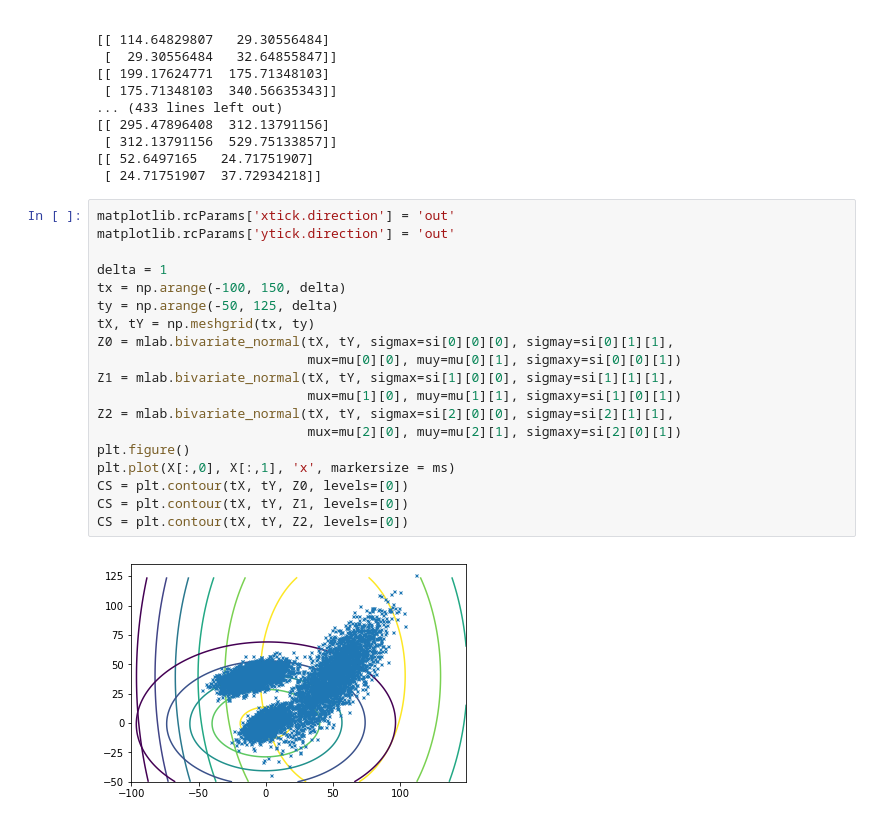
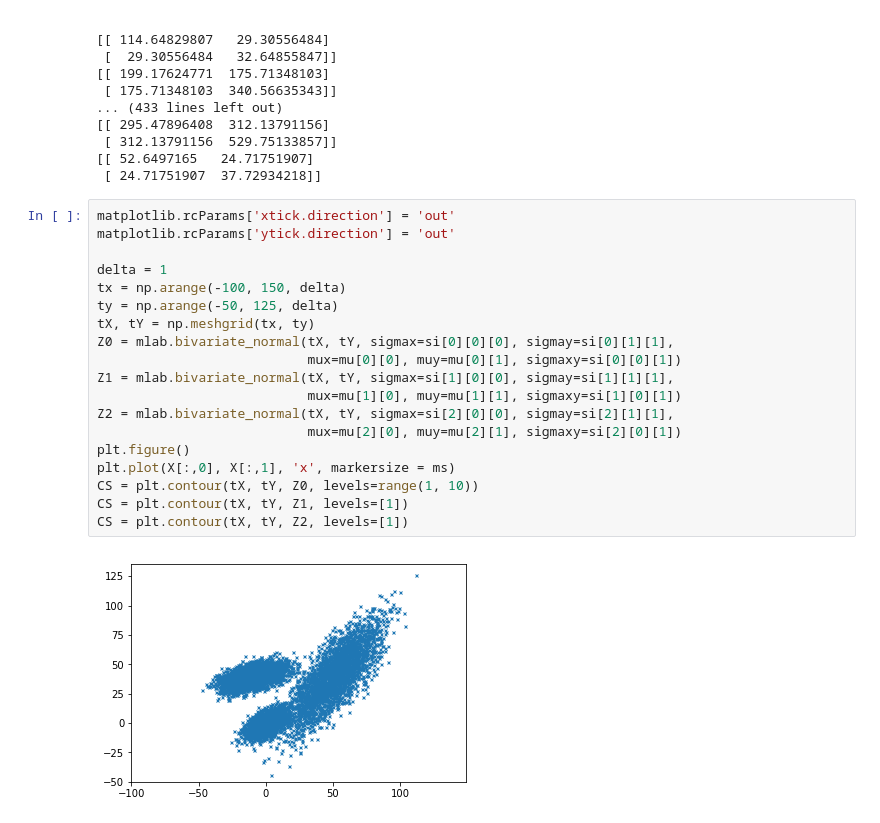
Before and after one commit to zxybazh/PRML-Assignment, a Jupyter notebook: final_project/src/Project.ipynb, the cells around one changed output. Cells and saved outputs as stored; diff of their text form.

```diff
--- a/final_project/src/Project.ipynb
+++ b/final_project/src/Project.ipynb
@@ -137,21 +137,21 @@ Epoch: 0
 # %%
 matplotlib.rcParams['xtick.direction'] = 'out'
 matplotlib.rcParams['ytick.direction'] = 'out'
 
 delta = 1
 tx = np.arange(-100, 150, delta)
 ty = np.arange(-50, 125, delta)
 tX, tY = np.meshgrid(tx, ty)
 Z0 = mlab.bivariate_normal(tX, tY, sigmax=si[0][0][0], sigmay=si[0][1][1],
                            mux=mu[0][0], muy=mu[0][1], sigmaxy=si[0][0][1])
 Z1 = mlab.bivariate_normal(tX, tY, sigmax=si[1][0][0], sigmay=si[1][1][1],
                            mux=mu[1][0], muy=mu[1][1], sigmaxy=si[1][0][1])
 Z2 = mlab.bivariate_normal(tX, tY, sigmax=si[2][0][0], sigmay=si[2][1][1],
                            mux=mu[2][0], muy=mu[2][1], sigmaxy=si[2][0][1])
 plt.figure()
 plt.plot(X[:,0], X[:,1], 'x', markersize = ms)
-CS = plt.contour(tX, tY, Z0, levels=[0])
-CS = plt.contour(tX, tY, Z1, levels=[0])
-CS = plt.contour(tX, tY, Z2, levels=[0])
+CS = plt.contour(tX, tY, Z0, levels=range(1, 10))
+CS = plt.contour(tX, tY, Z1, levels=[1])
+CS = plt.contour(tX, tY, Z2, levels=[1])
 # %% [output]
-[figure, old version]
+[figure, new version]
```
